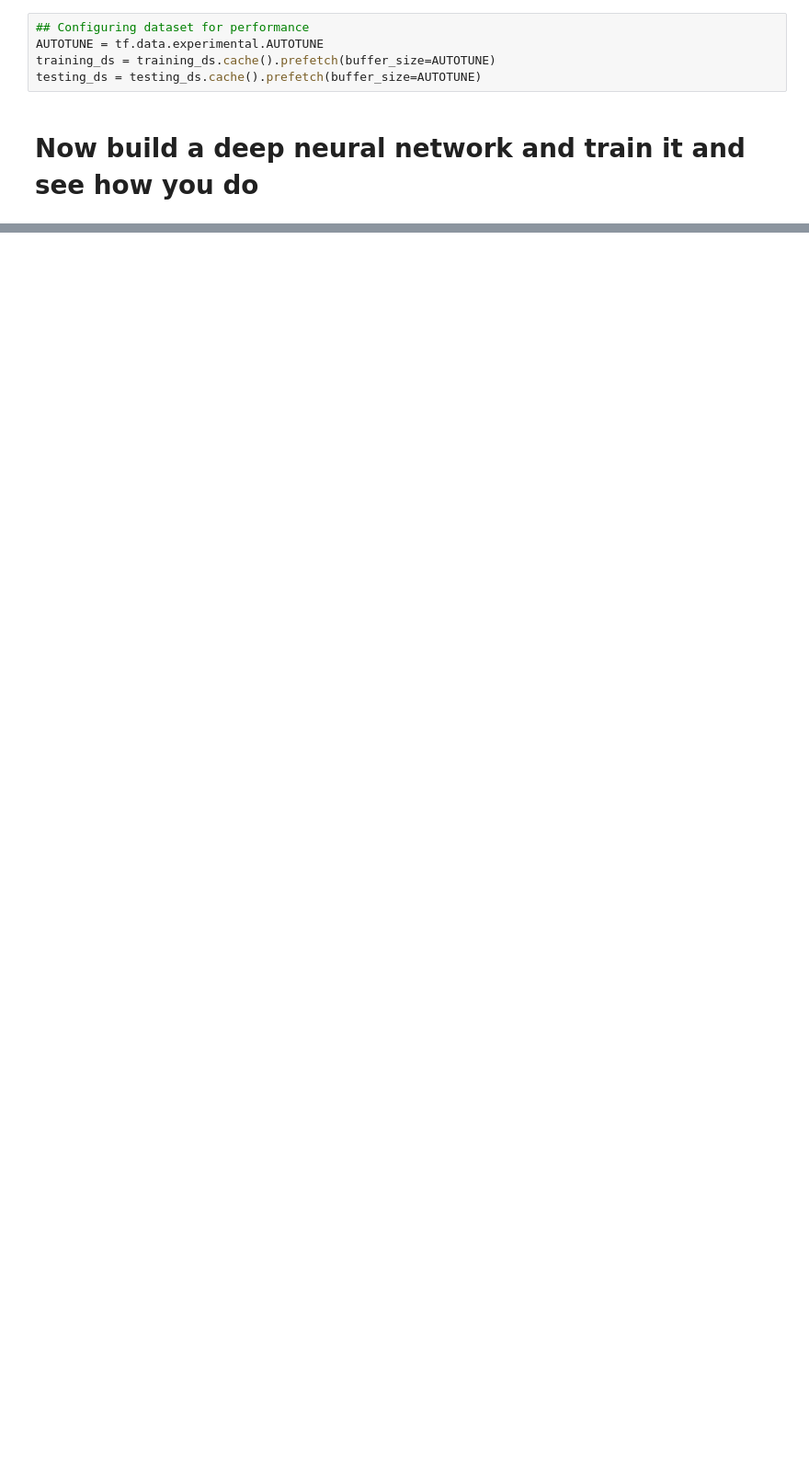
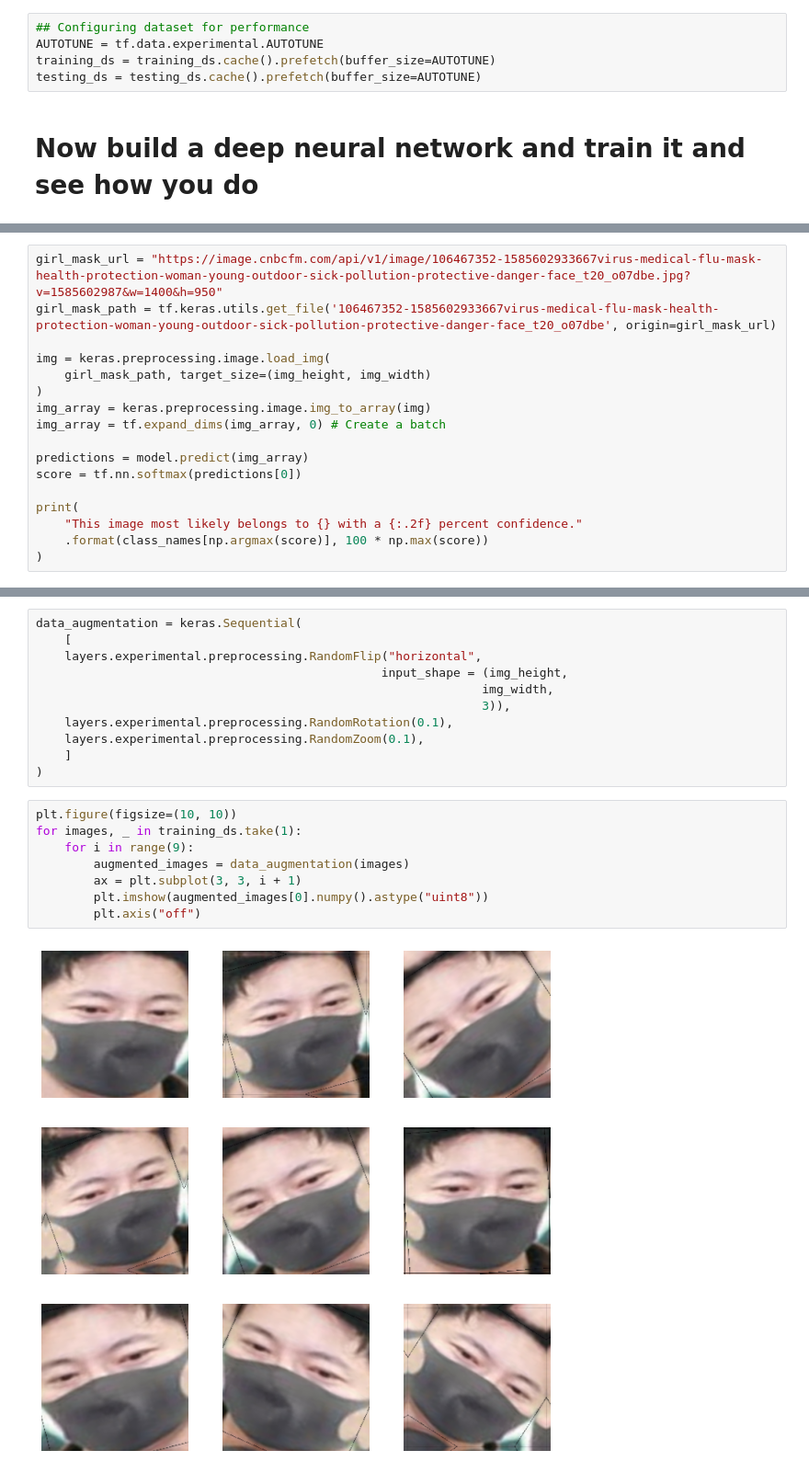
Before and after one commit to DaniBrew4/Deep-Learning-Mask, a Jupyter notebook: MaskNoMask-student.ipynb, the cells around one changed output, grey strips where cells are left out. Shown at 92% size. Saved outputs shown, nothing was run; the diff lists cells and outputs as text; blank space fills up the shorter version.

```diff
--- a/MaskNoMask-student.ipynb
+++ b/MaskNoMask-student.ipynb
@@ -67,0 +233,17 @@ testing_ds = testing_ds.cache().prefetch(buffer_size=AUTOTUNE)
+# %%
+girl_mask_url = "https://image.cnbcfm.com/api/v1/image/106467352-1585602933667virus-medical-flu-mask-health-protection-woman-young-outdoor-sick-pollution-protective-danger-face_t20_o07dbe.jpg?v=1585602987&w=1400&h=950"
+girl_mask_path = tf.keras.utils.get_file('106467352-1585602933667virus-medical-flu-mask-health-protection-woman-young-outdoor-sick-pollution-protective-danger-face_t20_o07dbe', origin=girl_mask_url)
+
+img = keras.preprocessing.image.load_img(
+    girl_mask_path, target_size=(img_height, img_width)
+)
+img_array = keras.preprocessing.image.img_to_array(img)
+img_array = tf.expand_dims(img_array, 0) # Create a batch
+
+predictions = model.predict(img_array)
+score = tf.nn.softmax(predictions[0])
+
+print(
+    "This image most likely belongs to {} with a {:.2f} percent confidence."
+    .format(class_names[np.argmax(score)], 100 * np.max(score))
+)
@@ -67,0 +254,21 @@ testing_ds = testing_ds.cache().prefetch(buffer_size=AUTOTUNE)
+# %%
+data_augmentation = keras.Sequential(
+    [
+    layers.experimental.preprocessing.RandomFlip("horizontal",
+                                                input_shape = (img_height,
+                                                              img_width,
+                                                              3)),
+    layers.experimental.preprocessing.RandomRotation(0.1),
+    layers.experimental.preprocessing.RandomZoom(0.1),
+    ]
+)
+# %%
+plt.figure(figsize=(10, 10))
+for images, _ in training_ds.take(1):
+    for i in range(9):
+        augmented_images = data_augmentation(images)
+        ax = plt.subplot(3, 3, i + 1)
+        plt.imshow(augmented_images[0].numpy().astype("uint8"))
+        plt.axis("off")
+# %% [output]
+[figure, added]
```
Also changed, not shown: parts of 22 cells of this notebook.
